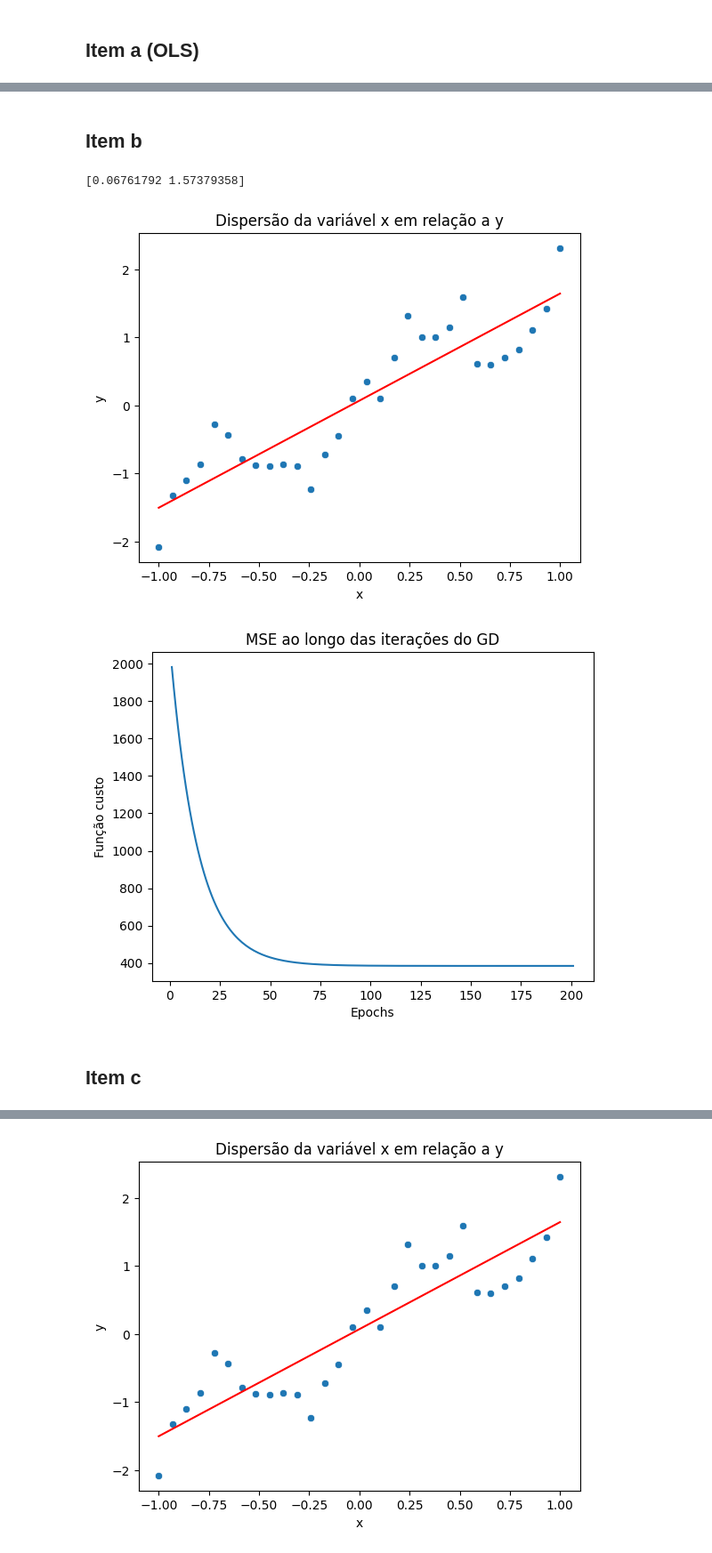
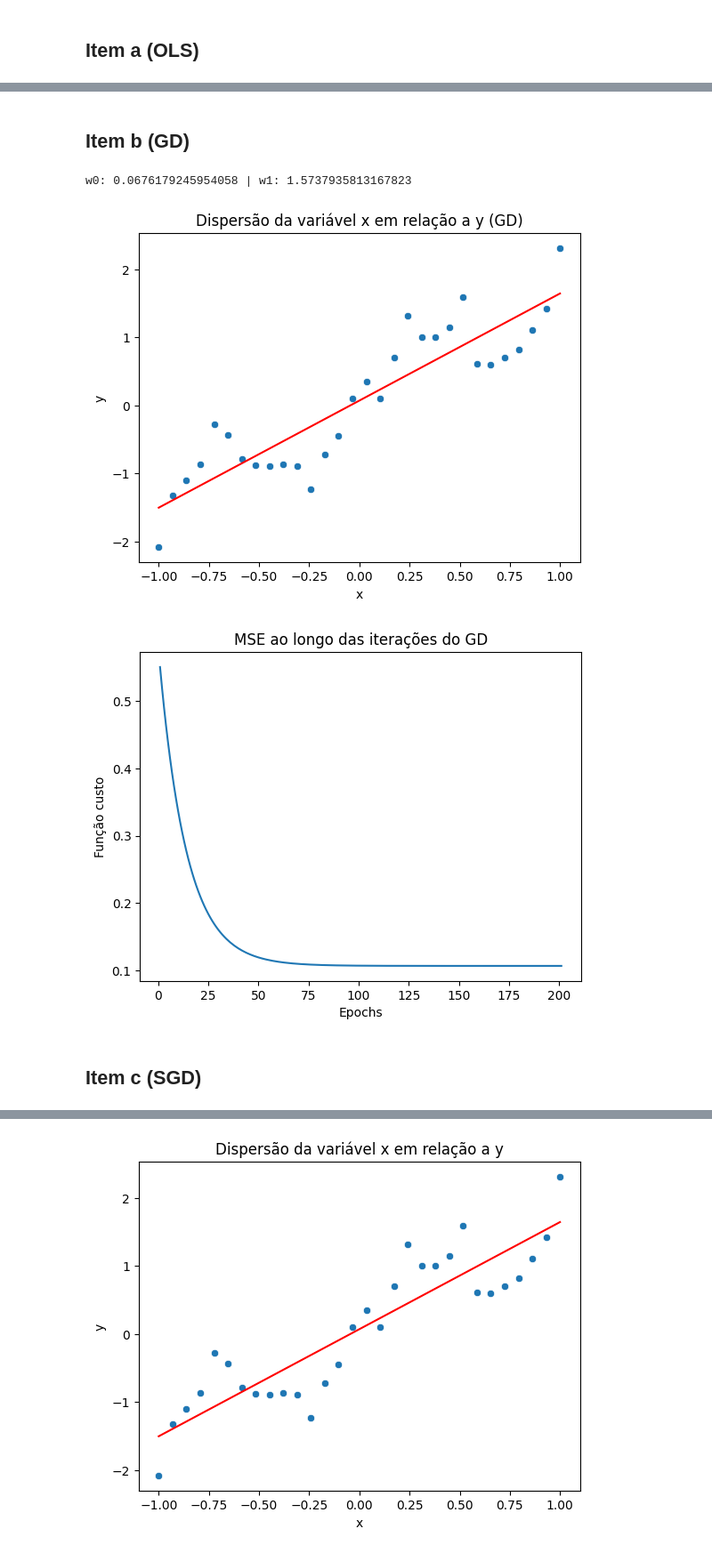
Before and after one commit to PedroJoas/AprendizagemDeMaquina, a Jupyter notebook: listas/lista1/resolucao.ipynb, the cells around one changed output, grey strips where cells are left out. Shown: that part at 89% size. Cells and saved outputs as stored; diff of their text form; code cells hidden in the pictures.

```diff
--- a/listas/lista1/resolucao.ipynb
+++ b/listas/lista1/resolucao.ipynb
@@ -48,35 +90,31 @@ plt.show()
 # %% [markdown]
-## Item b
+## Item b (GD)
 # %%
-x = artificial.x.to_numpy()
-y = artificial.y.to_numpy()
+def gd(x,y,r=0, passo_aprendizado=0.1, epochs=200) -> tuple:
+    pesos = np.zeros(x.shape[1])
+    n = x.shape[0]
 
-n = x.shape[0]
+    historico_mse = []
+    historico_epochs = []
 
-x = np.column_stack([np.ones(n), x])
+    t = 0
+    while t <= epochs:
+        t+=1
+        historico_epochs.append(t)
+        y_pred = x @ pesos
+        erro = (y - y_pred)
 
-pesos = np.zeros(x.shape[1])
-passo_aprendizado = 0.1
-epochs = 200
-
-historico_mse = []
-historico_epochs = []
-
-t = 0
-while t <= epochs:
-    t+=1
-    historico_epochs.append(t)
-    y_pred = x @ pesos
-    erro = (y - y_pred)
-
-    mse = (np.sum(erro**2)) / (1/(2*n))
-    historico_mse.append(mse)
+        mse_valor = mse(erro, qtd_linhas=n)
+        historico_mse.append(mse_valor)
 
 
-    gradientes = (1/n) * x.T @ erro
-    pesos += passo_aprendizado * gradientes
+        gradientes = (1/n) * x.T @ erro - r*pesos[1:]
+        pesos += passo_aprendizado * gradientes
 
 
-print(pesos)
+    return pesos,historico_epochs,historico_mse
-# %% [output]
-[0.06761792 1.57379358]
+# %%
+pesos, hist_epochs, hist_mse = gd(x,y)
+print(f'w0: {pesos[0]} | w1: {pesos[1]}')
+# %% [output]
+w0: 0.0676179245954058 | w1: 1.5737935813167823
@@ -84,20 +124,20 @@ print(pesos)
 sns.scatterplot(x=x[:, 1], y=y)
 
 plt.plot(x[:, 1], y_pred, color='red')
-plt.title('Dispersão da variável x em relação a y')
+plt.title('Dispersão da variável x em relação a y (GD)')
 plt.xlabel('x')
 plt.ylabel('y')
 plt.show()
 # %% [output]
-[figure, old version]
+[figure, new version]
 # %%
-sns.lineplot(x=historico_epochs, y=historico_mse)
+sns.lineplot(x=hist_epochs, y=hist_mse)
 plt.title('MSE ao longo das iterações do GD')
 plt.xlabel('Epochs')
 plt.ylabel('Função custo')
 plt.show()
 # %% [output]
-[figure, old version]
+[figure, new version]
 # %% [markdown]
-## Item c
+## Item c (SGD)
 # %%
```
Also changed, not shown: parts of 25 cells of this notebook, 1 other file.
